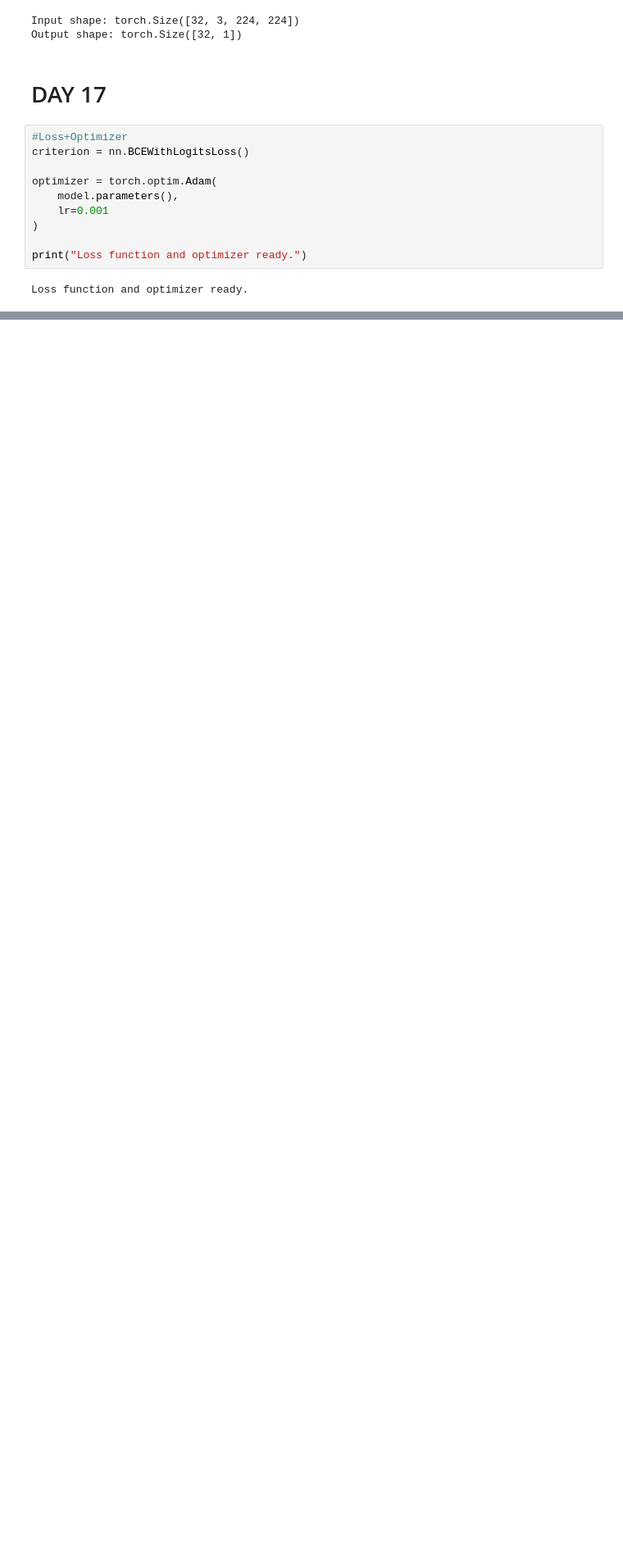
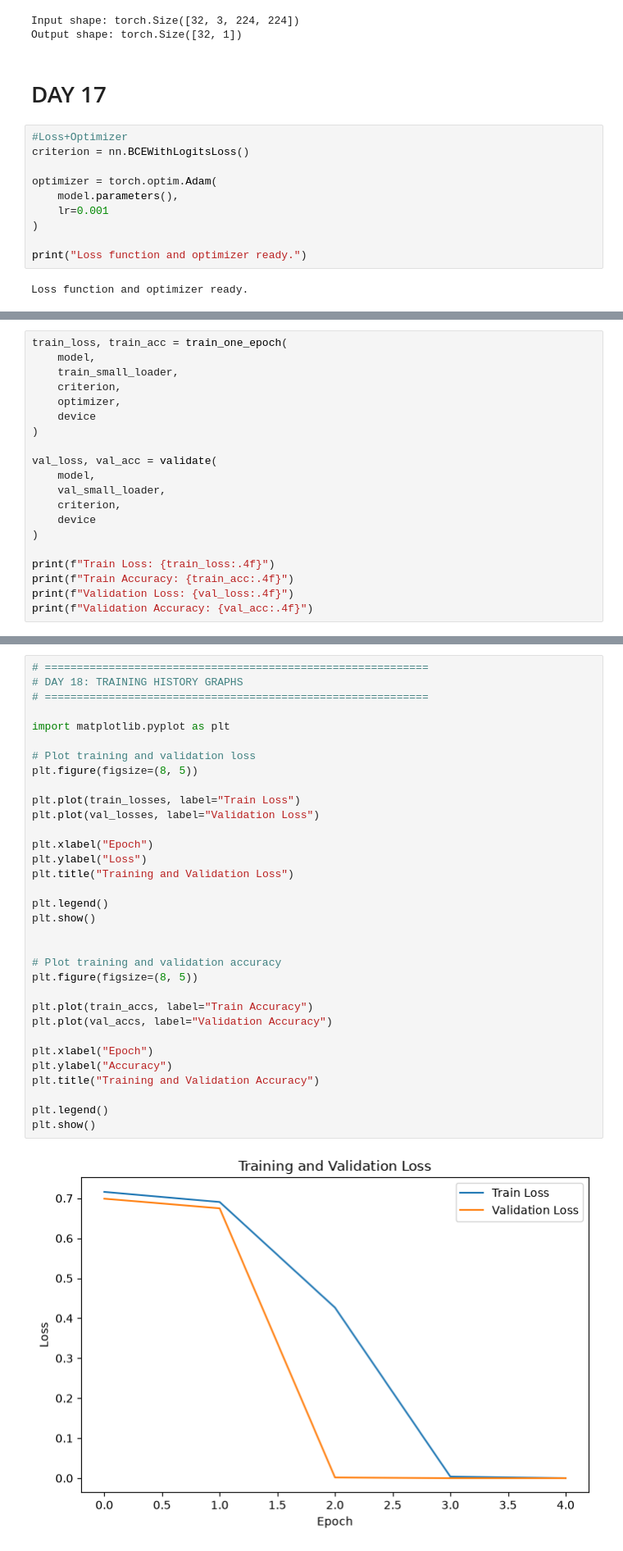
Before and after one commit to kumarhimanshu97834-art/Minor-Project, a Jupyter notebook: notebooks/03_baseline_cnn.ipynb, the cells around one changed output, grey strips where cells are left out. Shown at 82% size. Saved outputs shown, nothing was run; the diff lists cells and outputs as text; blank space fills up the shorter version.

Commit message:
completed: model training and results

```diff
--- a/notebooks/03_baseline_cnn.ipynb
+++ b/notebooks/03_baseline_cnn.ipynb
@@ -514,0 +531,20 @@ print(f"Validation Accuracy: {val_acc:.4f}")
+# %%
+train_loss, train_acc = train_one_epoch(
+    model,
+    train_small_loader,
+    criterion,
+    optimizer,
+    device
+)
+
+val_loss, val_acc = validate(
+    model,
+    val_small_loader,
+    criterion,
+    device
+)
+
+print(f"Train Loss: {train_loss:.4f}")
+print(f"Train Accuracy: {train_acc:.4f}")
+print(f"Validation Loss: {val_loss:.4f}")
+print(f"Validation Accuracy: {val_acc:.4f}")
@@ -514,0 +614,35 @@ print(f"Validation Accuracy: {val_acc:.4f}")
+# %%
+# ============================================================
+# DAY 18: TRAINING HISTORY GRAPHS
+# ============================================================
+
+import matplotlib.pyplot as plt
+
+# Plot training and validation loss
+plt.figure(figsize=(8, 5))
+
+plt.plot(train_losses, label="Train Loss")
+plt.plot(val_losses, label="Validation Loss")
+
+plt.xlabel("Epoch")
+plt.ylabel("Loss")
+plt.title("Training and Validation Loss")
+
+plt.legend()
+plt.show()
+
+
+# Plot training and validation accuracy
+plt.figure(figsize=(8, 5))
+
+plt.plot(train_accs, label="Train Accuracy")
+plt.plot(val_accs, label="Validation Accuracy")
+
+plt.xlabel("Epoch")
+plt.ylabel("Accuracy")
+plt.title("Training and Validation Accuracy")
+
+plt.legend()
+plt.show()
+# %% [output]
+[figure, added]
```
Also changed, not shown: parts of 13 cells of this notebook, 4 other files.
